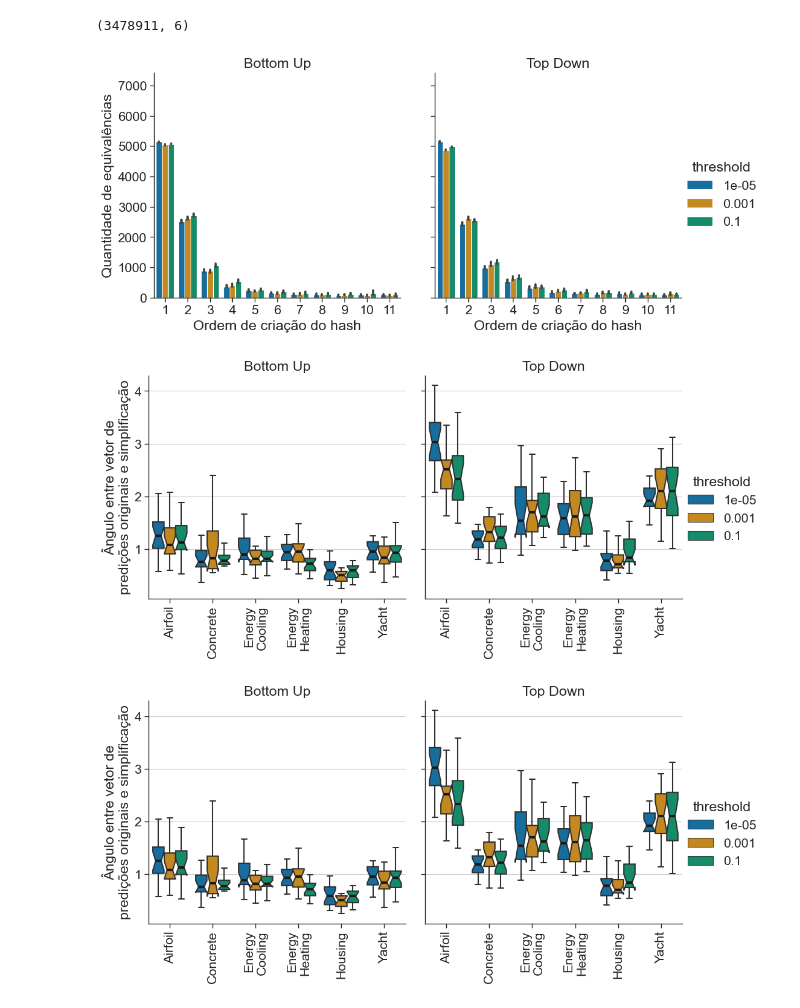
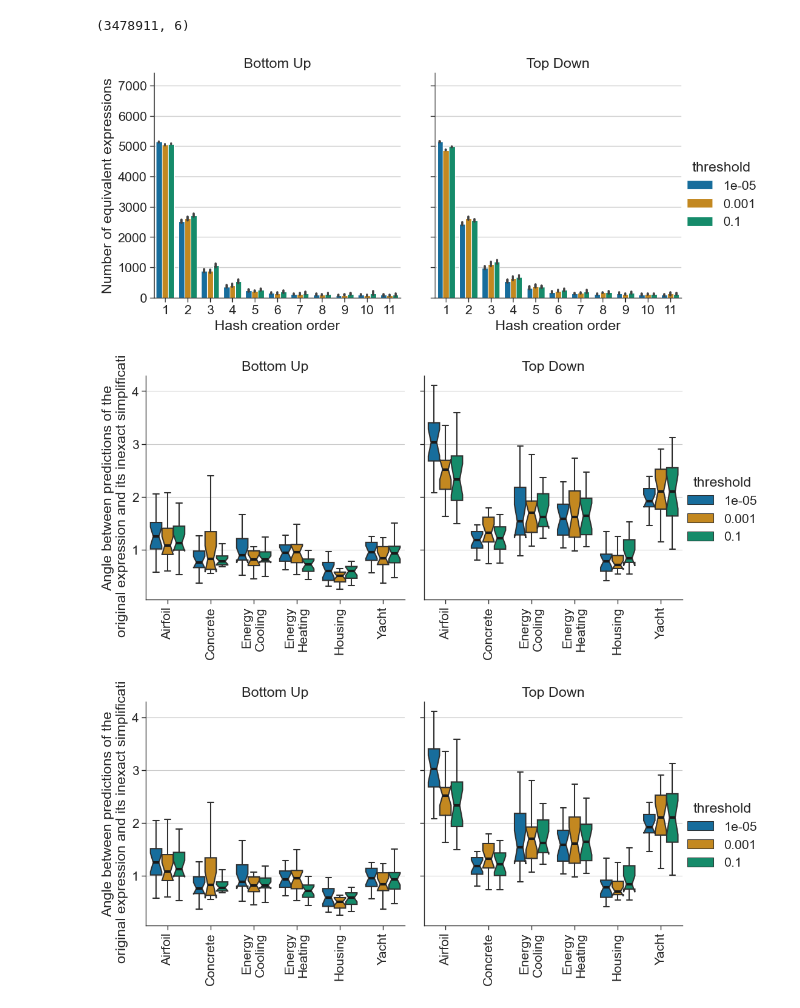
Before and after one commit to gAldeia/hashing-symbolic-expressions, a Jupyter notebook: analysis/hashes.ipynb, the cells around one changed output. Drawn from its saved outputs; the diff is of its cells as text; code cells hidden in the pictures.

Commit message:
English axis. saving figures

```diff
--- a/analysis/hashes.ipynb
+++ b/analysis/hashes.ipynb
@@ -109,13 +109,20 @@ g = sns.catplot(
     estimator="median",
 )
 
-g.set_titles("{col_name}").set_axis_labels("Ordem de criação do hash", "Quantidade de equivalências")
+for ax in g.axes.flatten():
+    ax.grid(which='major', axis='y', linewidth=1)
+
+g.set_titles("{col_name}").set_axis_labels("Hash creation order", "Number of equivalent expressions")
 
 plt.xlim(-0.5, 10.5)
 sns.despine()
+
+plt.savefig(f"../paper/figs/number_of_equivalents.pdf")
+plt.savefig(f"../paper/figs/number_of_equivalents.png")
+plt.show()
 # %% [output]
 (3478911, 6)
-[figure, old version]
+[figure, new version]
 # %%
 # the first 100 entries seems to have the highest number of equivalent models
 frames = []
@@ -153,7 +160,9 @@ for col in ['mean_cos_train', 'mean_cos_test']:
         # estimator="median",
         **new_kwargs,
     )
-    col_name = "Ângulo entre vetor de\npredições originais e simplificação"
+
+    # col_name = "Ângulo entre vetor de\npredições originais e simplificação"
+    col_name = "Angle between predictions of the\noriginal expression and its inexact simplification"
     g.set_titles("{col_name}").set_axis_labels("", col_name)
     for (ds, plot_ax) in g._axes_dict.items():
         plot_ax.grid(which='major', axis='y', linewidth=.8)
@@ -166,32 +175,35 @@ for col in ['mean_cos_train', 'mean_cos_test']:
         # All vs baseline
         pairs = [('Without simplify', l)
                     for l in data[data['dataset']==ds]['model'].unique()
                     if l != 'Without simplify']
 
         # pairs = list(combinations(data[data['dataset']==ds]['model'].unique(), 2))
 
         if False:
             try:
                 annotator = Annotator(
                     plot_ax, pairs, data=data[(data['dataset']==ds)],
                     x='model', y=yaxis,
                     order=group_order)
                 annotator.reset_configuration()
                 annotator.configure(test="Mann-Whitney", # text_format='simple', # hide_non_significant=True, #
                                     comparisons_correction="holm", verbose=0) # , text_offset=-3
 
                 # Calculate and annotate
                 annotator.apply_and_annotate()
             except Exception as e:
                 print(f"failed to add statsannotation with dataset {ds}. Except {e}")
 
     # sns.scatterplot(data=frames, x='key', y='index', hue='model')
     # sns.despine()
     # plt.yscale("log")
     # plt.xscale("log")
     # plt.xlim(-1, 100)
     # plt.tight_layout()
+    plt.savefig(f"../paper/figs/angle_between_original_and_simplified.pdf")
+    plt.savefig(f"../paper/figs/angle_between_original_and_simplified.png")
+
     plt.show()
 # %% [output]
-[figure, old version]
+[figure, new version]
-[figure, old version]
+[figure, new version]
```
Also changed, not shown: parts of 2 cells of this notebook, 1 other file.
